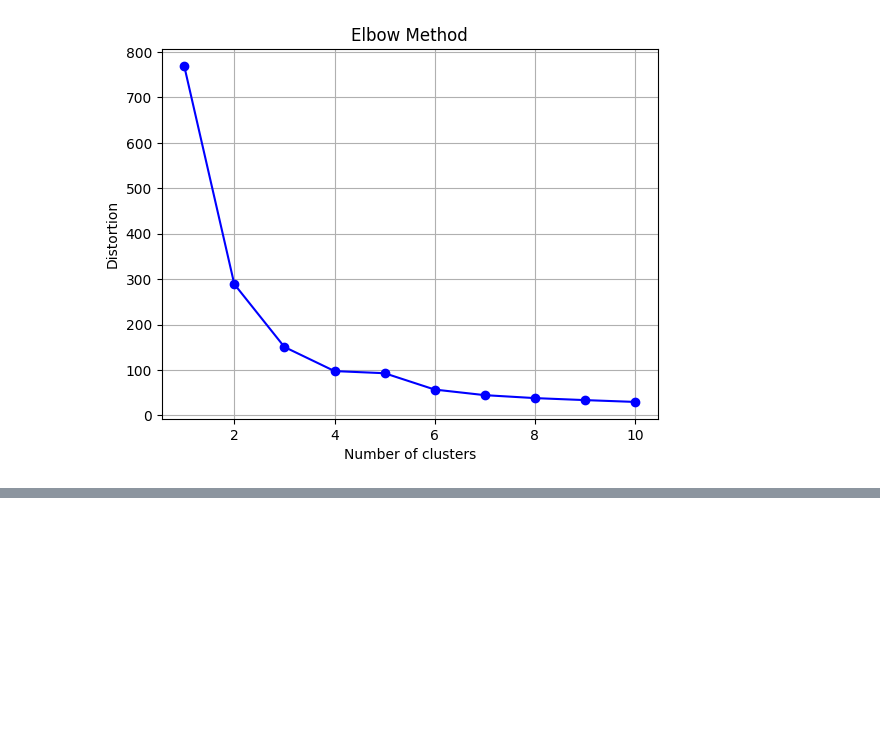
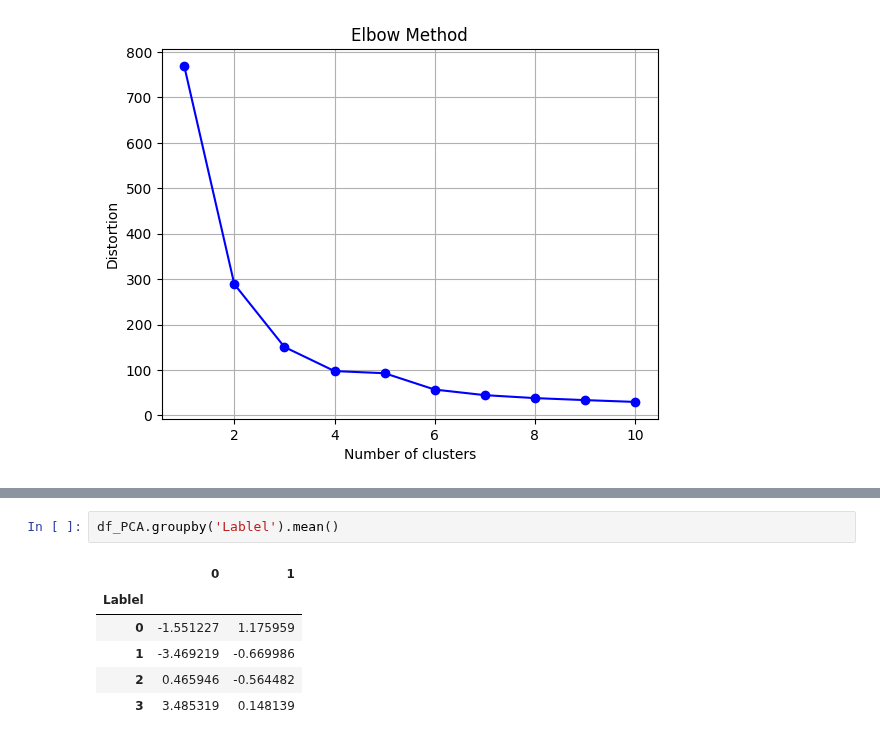
Before and after one commit to InnerShadow/Data-Minig, a Jupyter notebook: Lab6/Lab6.ipynb, the cells around one changed output, grey strips where cells are left out. Drawn from its saved outputs; the diff is of its cells as text; blank space fills up the shorter version.

```diff
--- a/Lab6/Lab6.ipynb
+++ b/Lab6/Lab6.ipynb
@@ -278,4 +282,13 @@ df_PCA.head()
 | 3 | 0.862248 | -0.231968 | 2 |
 | 4 | 1.202436 | -0.727492 | 2 |
+# %%
+df_PCA.groupby('Lablel').mean()
+# %% [output]
+|  | 0 | 1 |
+| Lablel |  |  |
+| 0 | -1.551227 | 1.175959 |
+| 1 | -3.469219 | -0.669986 |
+| 2 | 0.465946 | -0.564482 |
+| 3 | 3.485319 | 0.148139 |
 # %%
 cluster_centers = df_PCA.groupby('Lablel').mean()
```
Also changed, not shown: parts of 11 cells of this notebook.
